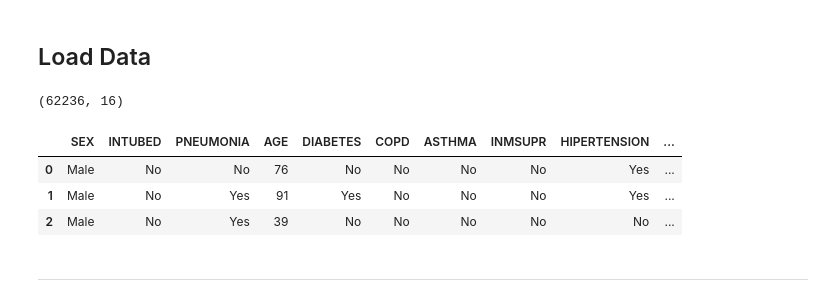
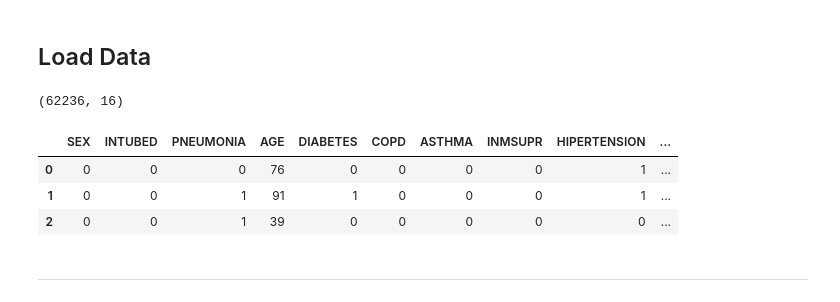
Before and after one commit to cniblock/milestone-covid-19-study, a Jupyter notebook: jupyter_notebooks/04.5 - Modeling and Evaluation - Regression.ipynb, the cells around one changed output. Cells and saved outputs as stored; diff of their text form; code cells hidden in the pictures.

```diff
--- a/jupyter_notebooks/04.5 - Modeling and Evaluation - Regression.ipynb
+++ b/jupyter_notebooks/04.5 - Modeling and Evaluation - Regression.ipynb
@@ -55,18 +55,32 @@ current_dir
 # %%
 import numpy as np
 import pandas as pd
 df = pd.read_csv("outputs/datasets/collection/covid-19-dataset.csv")
-df['DIED'] = df['DIED'].map({'Yes': 1, 'No': 0})
+
+binary_columns = ['SEX', 'INTUBED', 'PNEUMONIA', 'DIABETES',
+                  'COPD', 'ASTHMA', 'INMSUPR', 'HIPERTENSION',
+                  'OTHER_DISEASE', 'CARDIOVASCULAR', 'OBESITY',
+                  'RENAL_CHRONIC', 'TOBACCO', 'ICU', 'DIED']
+
+df[binary_columns] = df[binary_columns].applymap(lambda x: 1 if x == "Yes" else 0)
+
+categorical_columns = ['SEX', 'INTUBED', 'PNEUMONIA', 'DIABETES',
+                       'COPD', 'ASTHMA', 'INMSUPR', 'HIPERTENSION',
+                       'OTHER_DISEASE', 'CARDIOVASCULAR', 'OBESITY',
+                       'RENAL_CHRONIC', 'TOBACCO', 'ICU']
+
+df[categorical_columns] = df[categorical_columns].astype('object')
+
 df = df.drop(labels=['USMER', 'MEDICAL_UNIT'], axis=1)
 
 print(df.shape)
 df.head(3)
 # %% [output]
 (62236, 16)
 |  | SEX | INTUBED | PNEUMONIA | AGE | DIABETES | COPD | ASTHMA | INMSUPR | HIPERTENSION | ... |
-| 0 | Male | No | No | 76 | No | No | No | No | Yes | ... |
-| 1 | Male | No | Yes | 91 | Yes | No | No | No | Yes | ... |
-| 2 | Male | No | Yes | 39 | No | No | No | No | No | ... |
+| 0 | 0 | 0 | 0 | 76 | 0 | 0 | 0 | 0 | 1 | ... |
+| 1 | 0 | 0 | 1 | 91 | 1 | 0 | 0 | 0 | 1 | ... |
+| 2 | 0 | 0 | 1 | 39 | 0 | 0 | 0 | 0 | 0 | ... |
 # %% [markdown]
 ---
 # %% [markdown]
```
Also changed, not shown: parts of 20 cells of this notebook, 6 other files.
